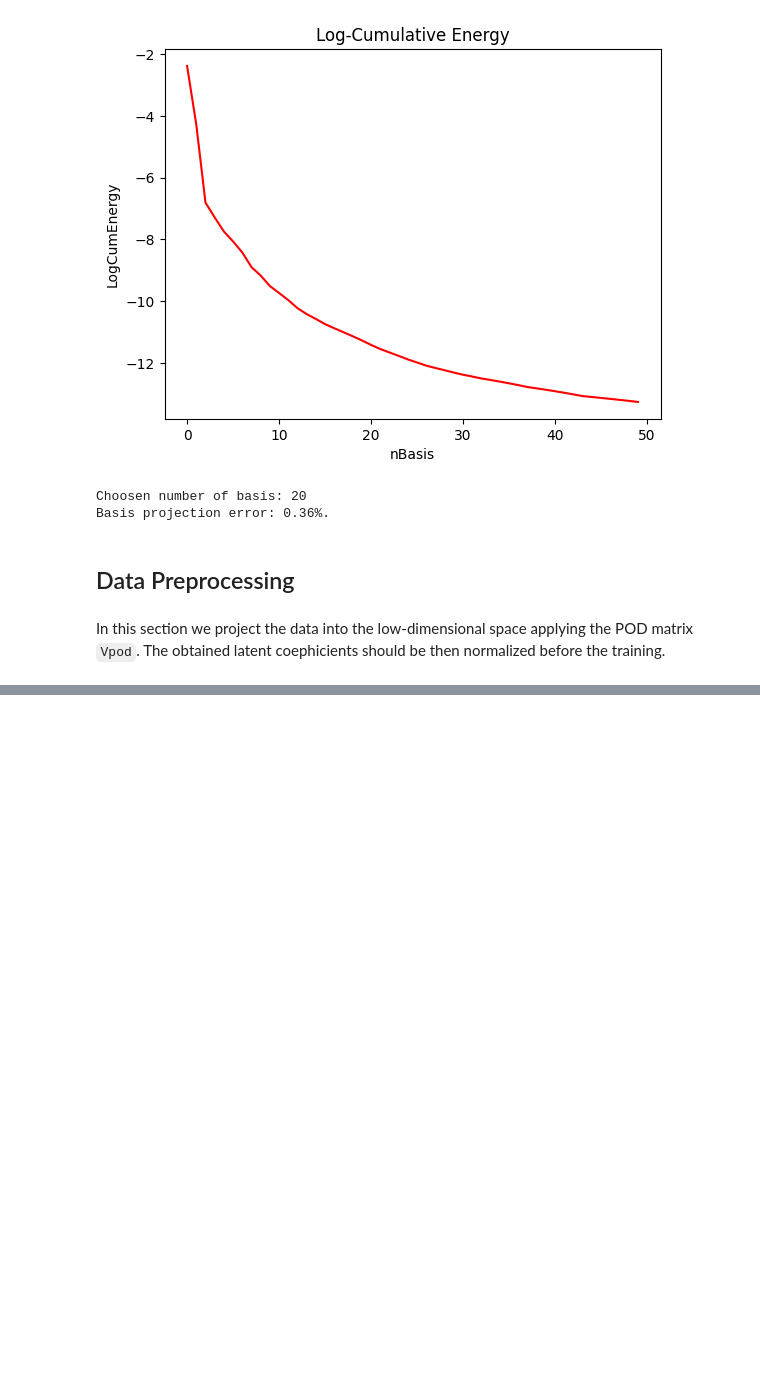
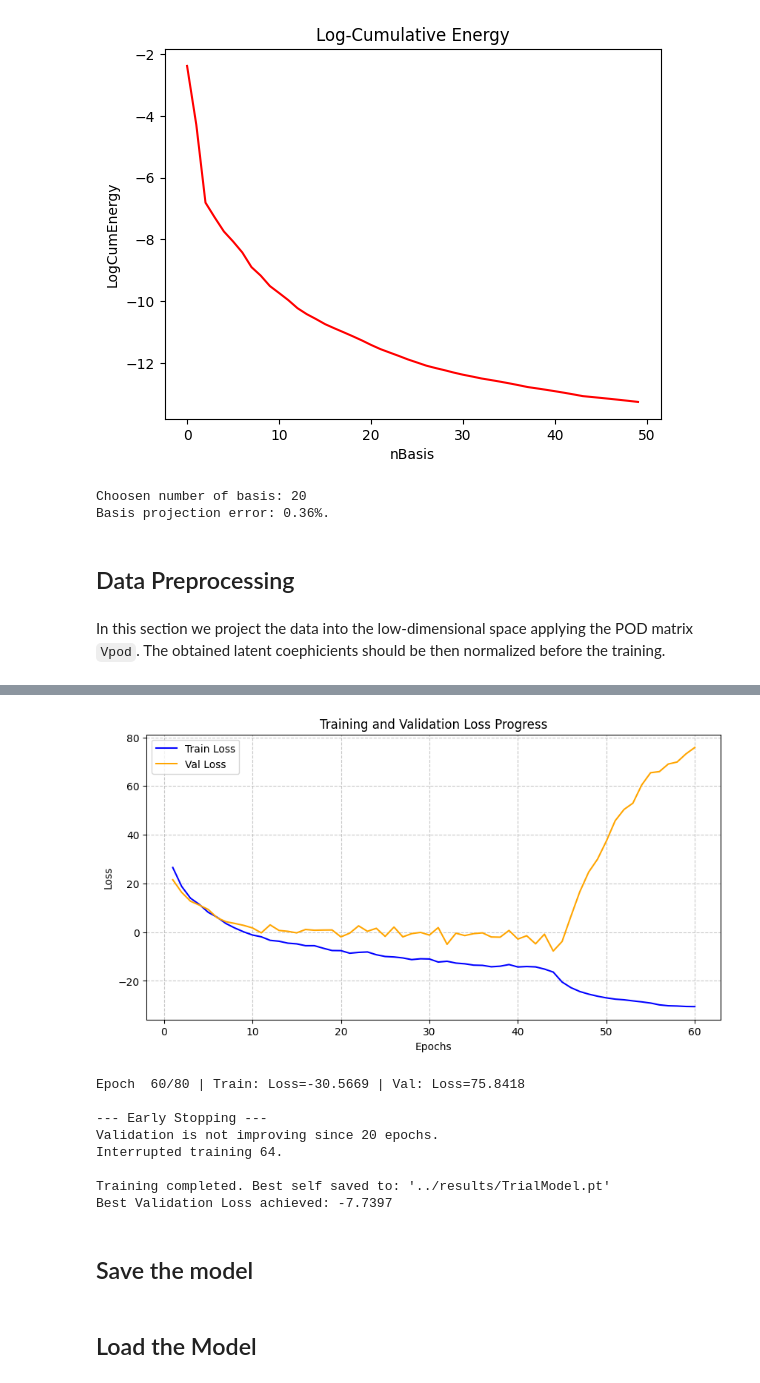
Before and after one commit to Violandree/podcnf, a Jupyter notebook: notebooks/LibraryExplanation.ipynb, the cells around one changed output, grey strips where cells are left out. Cells and saved outputs as stored; diff of their text form; code cells hidden in the pictures; blank space fills up the shorter version.

```diff
--- a/notebooks/LibraryExplanation.ipynb
+++ b/notebooks/LibraryExplanation.ipynb
@@ -78,0 +99,17 @@ train_data, val_data, test_data, mu_scaler, c_scaler = DataPreprocessing(
+# %%
+lr = [1e-3]
+num_flows = [12, 16]
+hidden_size = [64, 128]
+hidden_depth = [1]
+wd = [1e-5]
+
+tuning_epochs = 50
+print_frequency = 10
+patience = 20
+# %%
+best_hyperparams = NormalizingFlow.tune_flow(
+    train_data, val_data,
+    lr, num_flows, hidden_size, hidden_depth, wd,
+    tuning_epochs, print_frequency, patience,
+    dim_mu, dim_c
+)
@@ -78,0 +129,36 @@ train_data, val_data, test_data, mu_scaler, c_scaler = DataPreprocessing(
+# %%
+from podcnf.NFmodel import NormalizingFlow
+
+flow = NormalizingFlow(
+    dim_mu, dim_c,
+    num_flows=best_hyperparams['num_flows'],
+    hidden_size=best_hyperparams['hidden_size'],
+    hidden_depth=best_hyperparams['hidden_depth'],
+    device=device
+).to(device)
+# %%
+model_save_path = '../results/TrialModel.pt'
+# %%
+train_losses, val_losses = flow.train_flow(
+    epochs=80,
+    print_frequency=10,
+    train_data = train_data,
+    val_data = val_data,
+    lr = best_hyperparams['learning_rate'],
+    weight_decay = best_hyperparams['weight_decay'],
+    patience = 20,
+    model_save_path = model_save_path,
+    show_plot=True
+)
+# %% [output]
+[figure, added]
+Epoch  60/80 | Train: Loss=-30.5669 | Val: Loss=75.8418
+
+--- Early Stopping ---
+Validation is not improving since 20 epochs.
+Interrupted training 64.
+
+Training completed. Best self saved to: '../results/TrialModel.pt'
+Best Validation Loss achieved: -7.7397
+# %% [markdown]
+## Save the model
@@ -78,0 +174,2 @@ train_data, val_data, test_data, mu_scaler, c_scaler = DataPreprocessing(
+# %% [markdown]
+## Load the Model
```
Also changed, not shown: parts of 19 cells of this notebook, 3 other files.
